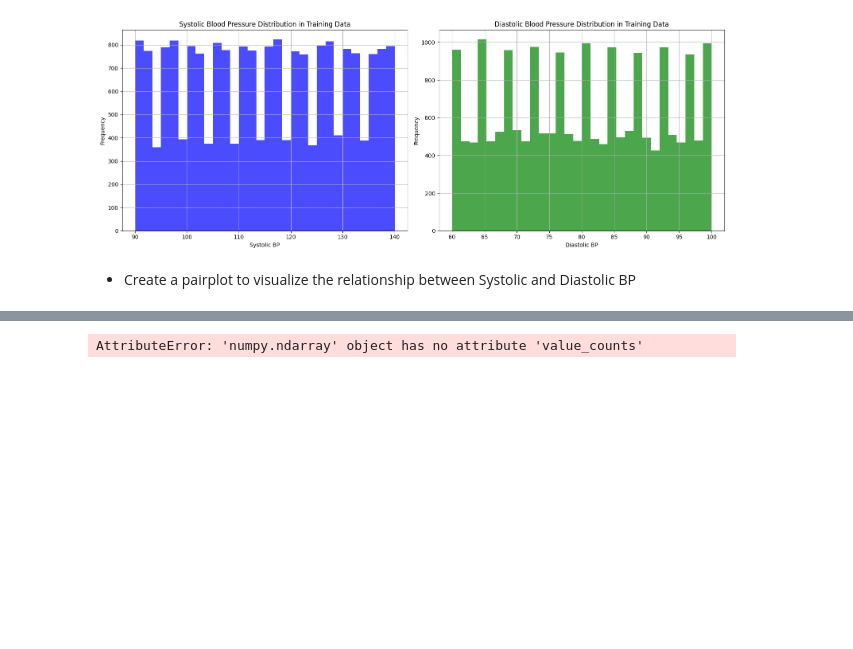
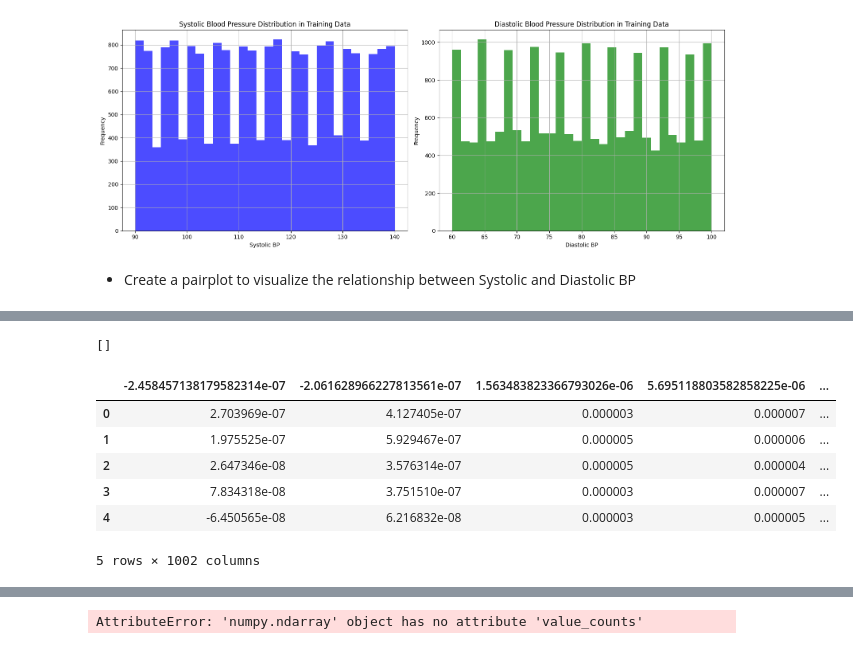
Before and after one commit to rumman-adnan/Assignment-Sensors-Data, a Jupyter notebook: Assignment(sensors)/EDA.ipynb, the cells around one changed output, grey strips where cells are left out. Saved outputs shown, nothing was run; the diff lists cells and outputs as text; code cells hidden in the pictures; blank space fills up the shorter version.

```diff
--- a/Assignment(sensors)/EDA.ipynb
+++ b/Assignment(sensors)/EDA.ipynb
@@ -109,0 +123,6 @@ ValueError: Image size of 250000x250000 pixels is too large. It must be less tha
+# %%
+selected_columns = list(range(0, 1000)) + [1004,1005]
+training_data = train_data.iloc[:, selected_columns]
+
+# save the training data in new file
+training_data.to_csv('training_data.csv', index=False)
@@ -109,0 +175,17 @@ ValueError: Image size of 250000x250000 pixels is too large. It must be less tha
+# %%
+column_names = ["F{i+1}" for i in range(1000)] + ["Systolic_BP", "Diastolic_BP"]
+# Extract features and labels based on column names
+feature_columns = [col for col in training_data.columns if "F" in col]
+feature_columns
+# %% [output]
+[]
+# %%
+training_data.head()
+# %% [output]
+|  | -2.458457138179582314e-07 | -2.061628966227813561e-07 | 1.563483823366793026e-06 | 5.695118803582858225e-06 | ... |
+| 0 | 2.703969e-07 | 4.127405e-07 | 0.000003 | 0.000007 | ... |
+| 1 | 1.975525e-07 | 5.929467e-07 | 0.000005 | 0.000006 | ... |
+| 2 | 2.647346e-08 | 3.576314e-07 | 0.000005 | 0.000004 | ... |
+| 3 | 7.834318e-08 | 3.751510e-07 | 0.000003 | 0.000007 | ... |
+| 4 | -6.450565e-08 | 6.216832e-08 | 0.000003 | 0.000005 | ... |
+5 rows × 1002 columns
```
Also changed, not shown: parts of 10 cells of this notebook.
